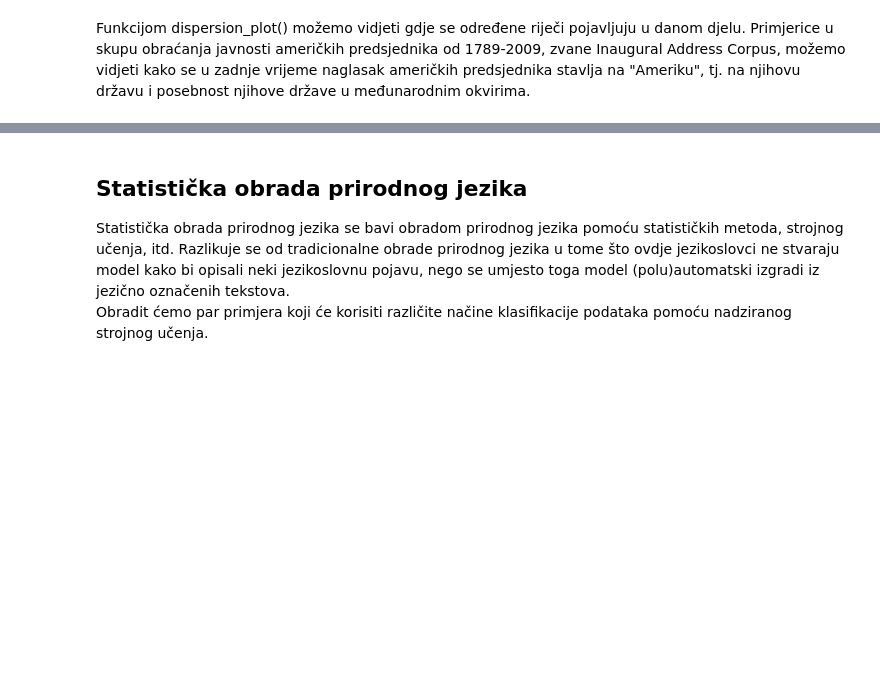
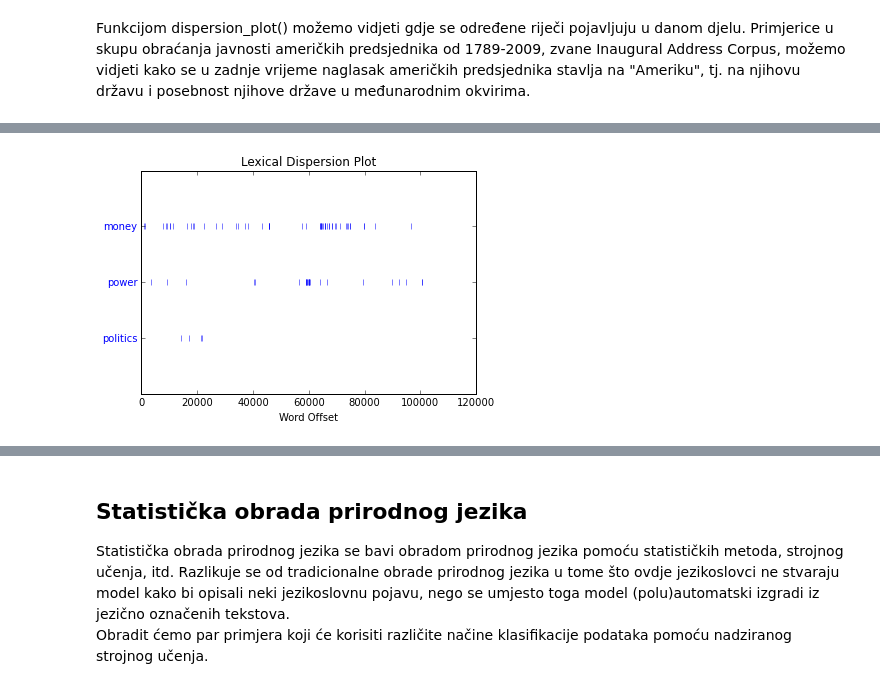
Before and after one commit to jmiletic1995/MS-repozitorij, a Jupyter notebook: Obrada prirodnog jezika.ipynb, the cells around one changed output, grey strips where cells are left out. Cells and saved outputs as stored; diff of their text form; code cells hidden in the pictures; blank space fills up the shorter version.

```diff
--- a/Obrada prirodnog jezika.ipynb
+++ b/Obrada prirodnog jezika.ipynb
@@ -80,0 +85,4 @@ Funkcijom dispersion_plot() možemo vidjeti gdje se određene riječi pojavljuju
+# %%
+text7.dispersion_plot(["money", "power", "politics"])
+# %% [output]
+[figure, added]
```
Also changed, not shown: parts of 9 cells of this notebook.
